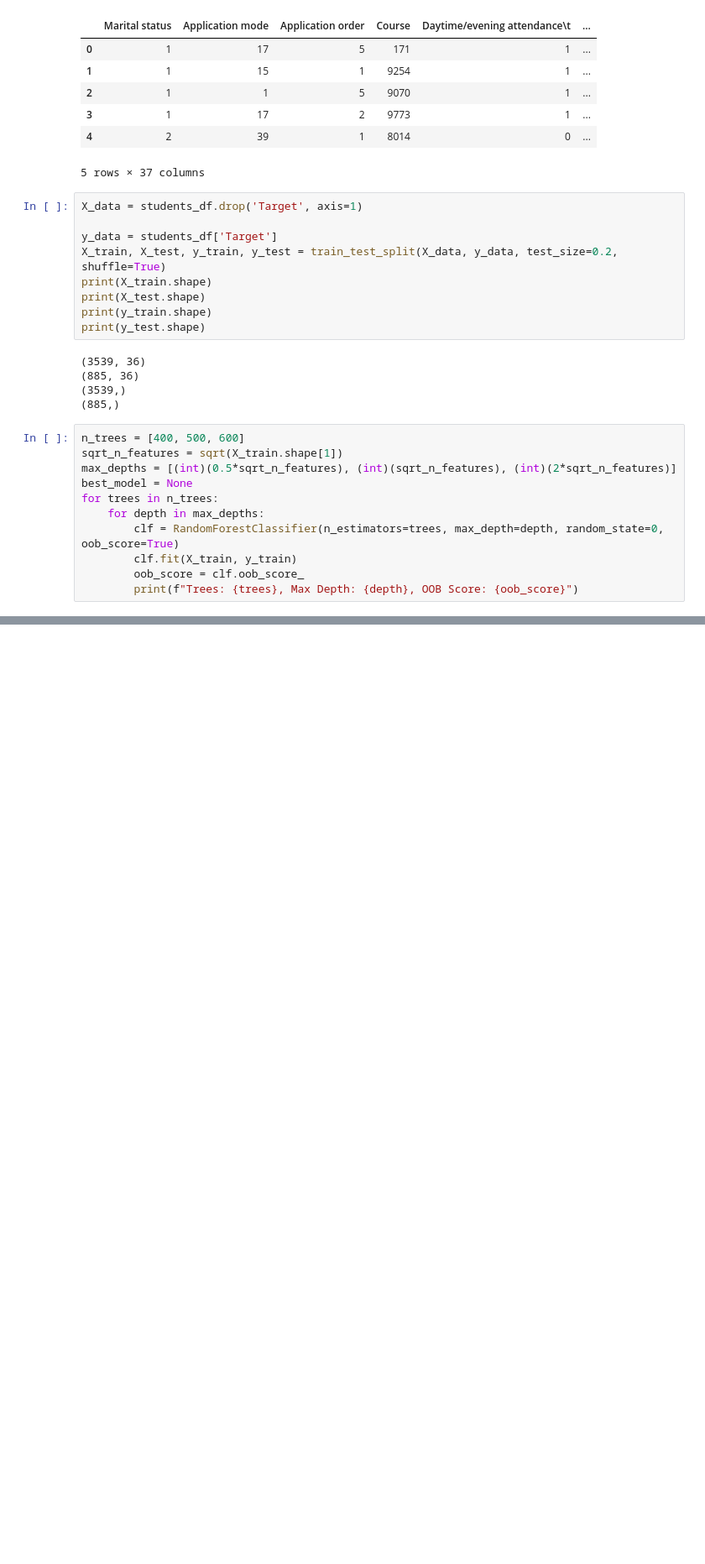
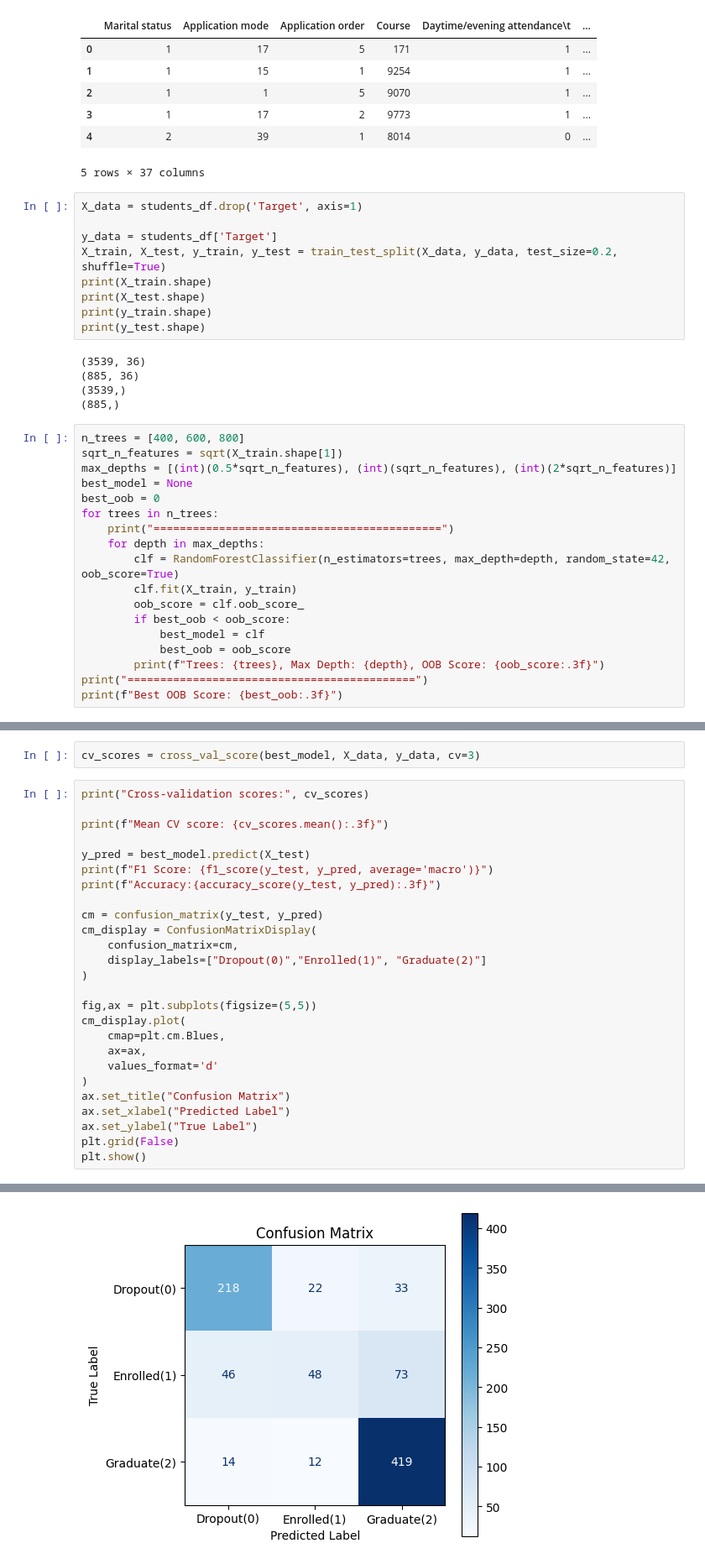
Before and after one commit to NylesR/csc659-group6-project, a Jupyter notebook: rf.ipynb, the cells around one changed output, grey strips where cells are left out. Shown at 84% size. Saved outputs shown, nothing was run; the diff lists cells and outputs as text; blank space fills up the shorter version.

Commit message:
adds cv, gini score, mda, cm

```diff
--- a/rf.ipynb
+++ b/rf.ipynb
@@ -37,14 +41,21 @@ print(y_test.shape)
 (3539,)
 (885,)
 # %%
-n_trees = [400, 500, 600]
+n_trees = [400, 600, 800]
 sqrt_n_features = sqrt(X_train.shape[1])
 max_depths = [(int)(0.5*sqrt_n_features), (int)(sqrt_n_features), (int)(2*sqrt_n_features)]
 best_model = None
+best_oob = 0
 for trees in n_trees:
+    print("============================================")
     for depth in max_depths:
-        clf = RandomForestClassifier(n_estimators=trees, max_depth=depth, random_state=0, oob_score=True)
+        clf = RandomForestClassifier(n_estimators=trees, max_depth=depth, random_state=42, oob_score=True)
         clf.fit(X_train, y_train)
         oob_score = clf.oob_score_
-        print(f"Trees: {trees}, Max Depth: {depth}, OOB Score: {oob_score}")
+        if best_oob < oob_score:
+            best_model = clf
+            best_oob = oob_score
+        print(f"Trees: {trees}, Max Depth: {depth}, OOB Score: {oob_score:.3f}")
+print("============================================")
+print(f"Best OOB Score: {best_oob:.3f}")
 # %% [output]
@@ -59,0 +76,29 @@ Trees: 600, Max Depth: 12, OOB Score: 0.7697089573325798
+# %%
+cv_scores = cross_val_score(best_model, X_data, y_data, cv=3)
+# %%
+print("Cross-validation scores:", cv_scores)
+
+print(f"Mean CV score: {cv_scores.mean():.3f}")
+
+y_pred = best_model.predict(X_test)
+print(f"F1 Score: {f1_score(y_test, y_pred, average='macro')}")
+print(f"Accuracy:{accuracy_score(y_test, y_pred):.3f}")
+
+cm = confusion_matrix(y_test, y_pred)
+cm_display = ConfusionMatrixDisplay(
+    confusion_matrix=cm,
+    display_labels=["Dropout(0)","Enrolled(1)", "Graduate(2)"]
+)
+
+fig,ax = plt.subplots(figsize=(5,5))
+cm_display.plot(
+    cmap=plt.cm.Blues,
+    ax=ax,
+    values_format='d'
+)
+ax.set_title("Confusion Matrix")
+ax.set_xlabel("Predicted Label")
+ax.set_ylabel("True Label")
+plt.grid(False)
+plt.show()
+# %% [output]
@@ -59,0 +109 @@ Trees: 600, Max Depth: 12, OOB Score: 0.7697089573325798
+[figure, added]
```
Also changed, not shown: parts of 7 cells of this notebook.
